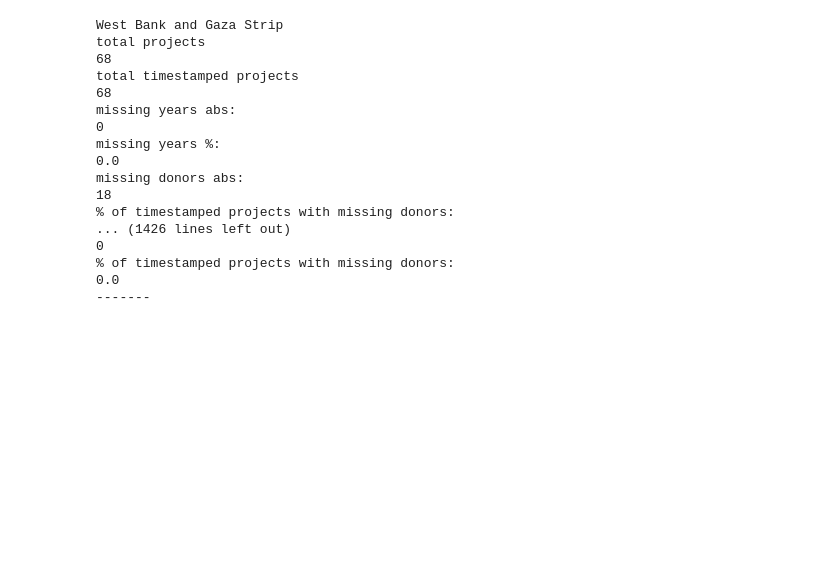
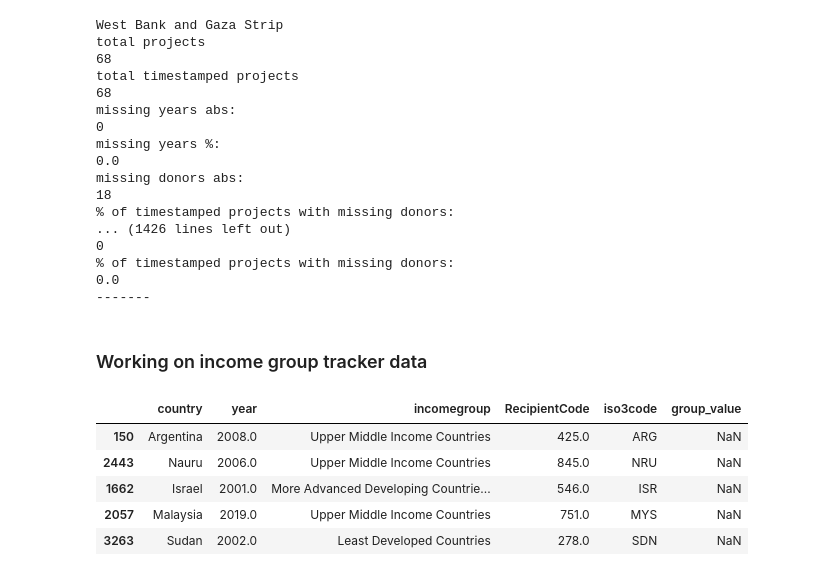
Before and after one commit to die-tageszeitung/water-data, a Jupyter notebook: ipynb_notebooks/99.Microdata_DataFiddling.ipynb, the cells around one changed output. Drawn from its saved outputs; the diff is of its cells as text; code cells hidden in the pictures; blank space fills up the shorter version.

```diff
--- a/ipynb_notebooks/99.Microdata_DataFiddling.ipynb
+++ b/ipynb_notebooks/99.Microdata_DataFiddling.ipynb
@@ -280,3 +282,5 @@ missing donors abs:
 % of timestamped projects with missing donors:
 0.0
 -------
+# %% [markdown]
+### Working on income group tracker data
@@ -282,0 +291,9 @@ missing donors abs:
+# %%
+incomeHistory.sample(5)
+# %% [output]
+|  | country | year | incomegroup | RecipientCode | iso3code | group_value |
+| 150 | Argentina | 2008.0 | Upper Middle Income Countries | 425.0 | ARG | NaN |
+| 2443 | Nauru | 2006.0 | Upper Middle Income Countries | 845.0 | NRU | NaN |
+| 1662 | Israel | 2001.0 | More Advanced Developing Countrie... | 546.0 | ISR | NaN |
+| 2057 | Malaysia | 2019.0 | Upper Middle Income Countries | 751.0 | MYS | NaN |
+| 3263 | Sudan | 2002.0 | Least Developed Countries | 278.0 | SDN | NaN |
```
Also changed, not shown: parts of 9 cells of this notebook, 9 other files.
